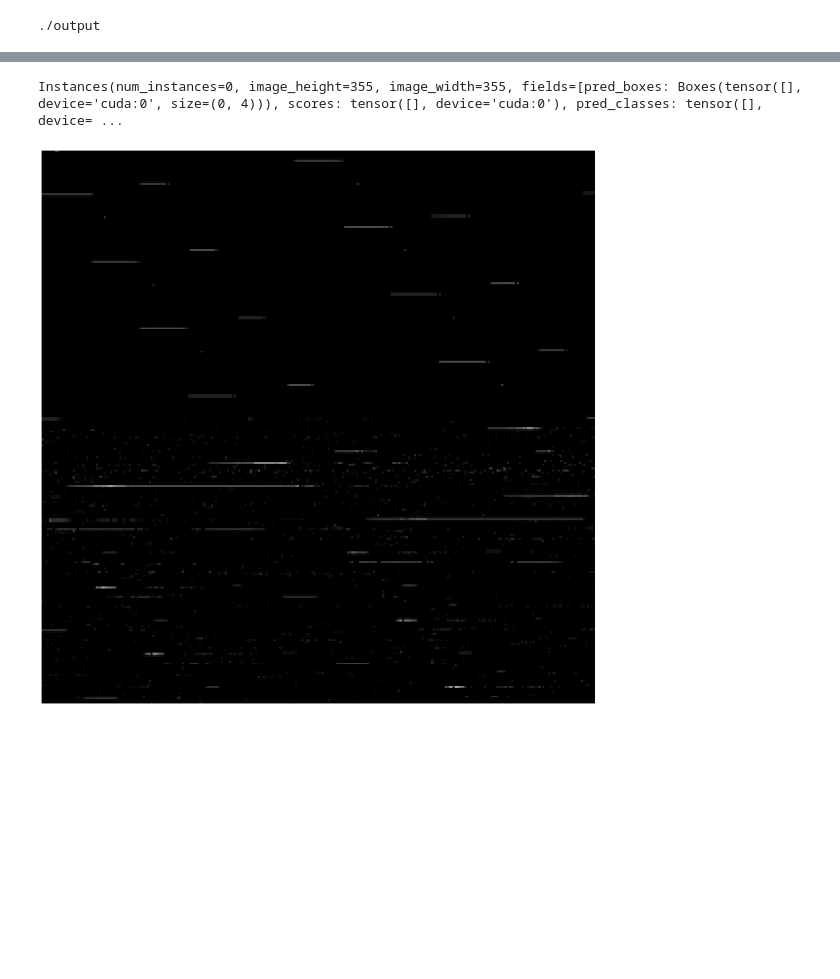
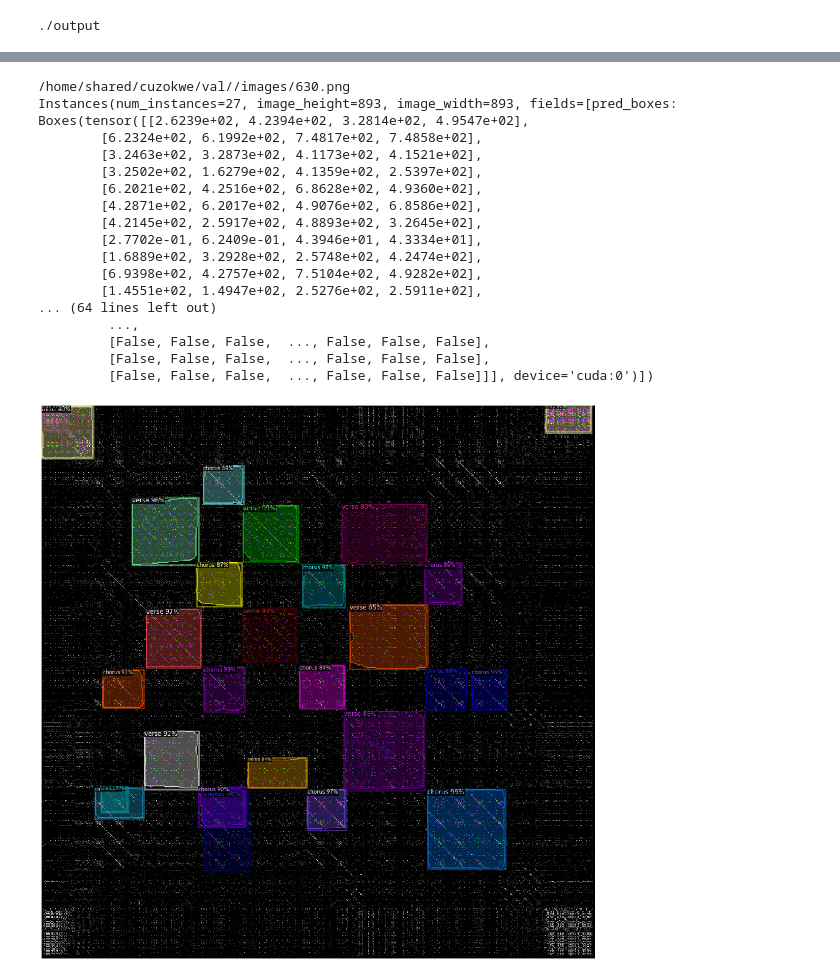
Before and after one commit to chrisuzokwe/audio-segmentation-with-Detectron2, a Jupyter notebook: detectron2_model_test.ipynb, the cells around one changed output, grey strips where cells are left out. Saved outputs shown, nothing was run; the diff lists cells and outputs as text; code cells hidden in the pictures; blank space fills up the shorter version.

```diff
--- a/detectron2_model_test.ipynb
+++ b/detectron2_model_test.ipynb
@@ -221,6 +223,7 @@ DatasetCatalog.list()
  'salami_2020_img_val']
 # %%
 dataset_dicts_train = get_audio_dicts(ds_train)
+dataset_dicts_val = get_audio_dicts(ds_val)
 # %% [output]
 audio file: 355
 audio file: 343
@@ -274,8 +277,8 @@ cfg.DATASETS.TEST = ()
 cfg.DATALOADER.NUM_WORKERS = 2
 cfg.MODEL.WEIGHTS = model_zoo.get_checkpoint_url("COCO-InstanceSegmentation/mask_rcnn_R_50_FPN_3x.yaml")  # Let training initialize from model zoo
 cfg.SOLVER.IMS_PER_BATCH = 2
-cfg.SOLVER.BASE_LR = 0.00025  # pick a good LR
-cfg.SOLVER.MAX_ITER = 300    # 300 iterations seems good enough for this toy dataset; you may need to train longer for a practical dataset
+cfg.SOLVER.BASE_LR = 0.0005  # pick a good LR
+cfg.SOLVER.MAX_ITER = 10000    # 300 iterations seems good enough for this toy dataset; you may need to train longer for a practical dataset
 cfg.MODEL.ROI_HEADS.BATCH_SIZE_PER_IMAGE = 128   # faster, and good enough for this toy dataset (default: 512)
 cfg.MODEL.ROI_HEADS.NUM_CLASSES = 3  # only has one class (ballon)
 
@@ -342,15 +349,17 @@ print(cfg.OUTPUT_DIR)
 # %% [output]
 ./output
 # %%
+## fix this up (images), and try
+
 from detectron2.utils.visualizer import ColorMode
-dataset_dicts = get_audio_dicts(ds_val)
-for d in random.sample(dataset_dicts, 2):
+for d in random.sample(dataset_dicts_val, 2):
     im = cv2.imread(d["file_name"])
+    print(d["file_name"])
     outputs = predictor(im)
     print(outputs["instances"])
     v = Visualizer(im[:, :, ::-1],
                    metadata=audio_metadata,
-                   scale=0.8,
+                   scale=1,
                    instance_mode=ColorMode.IMAGE_BW   # remove the colors of unsegmented pixels
     )
     v = v.draw_instance_predictions(outputs["instances"].to("cpu"))
@@ -380,4 +389,20 @@ Instances(num_instances=0, image_height=410, image_width=410, fields=[pred_boxes
-Instances(num_instances=0, image_height=355, image_width=355, fields=[pred_boxes: Boxes(tensor([], device='cuda:0', size=(0, 4))), scores: tensor([], device='cuda:0'), pred_classes: tensor([], device= ...
+/home/shared/cuzokwe/val//images/630.png
+Instances(num_instances=27, image_height=893, image_width=893, fields=[pred_boxes: Boxes(tensor([[2.6239e+02, 4.2394e+02, 3.2814e+02, 4.9547e+02],
+        [6.2324e+02, 6.1992e+02, 7.4817e+02, 7.4858e+02],
+        [3.2463e+02, 3.2873e+02, 4.1173e+02, 4.1521e+02],
+        [3.2502e+02, 1.6279e+02, 4.1359e+02, 2.5397e+02],
+        [6.2021e+02, 4.2516e+02, 6.8628e+02, 4.9360e+02],
+        [4.2871e+02, 6.2017e+02, 4.9076e+02, 6.8586e+02],
+        [4.2145e+02, 2.5917e+02, 4.8893e+02, 3.2645e+02],
+        [2.7702e-01, 6.2409e-01, 4.3946e+01, 4.3334e+01],
+        [1.6889e+02, 3.2928e+02, 2.5748e+02, 4.2474e+02],
+        [6.9398e+02, 4.2757e+02, 7.5104e+02, 4.9282e+02],
+        [1.4551e+02, 1.4947e+02, 2.5276e+02, 2.5911e+02],
+... (64 lines left out)
+         ...,
+         [False, False, False,  ..., False, False, False],
+         [False, False, False,  ..., False, False, False],
+         [False, False, False,  ..., False, False, False]]], device='cuda:0')])
-[figure, old version]
+[figure, new version]
 # %%
 Another small thing to remember: detectron2 models do not support model.to(device) or model.cpu(). The device is defined in cfg.MODEL.DEVICE and cannot be changed afterwards.
```
Also changed, not shown: parts of 7 cells of this notebook.
